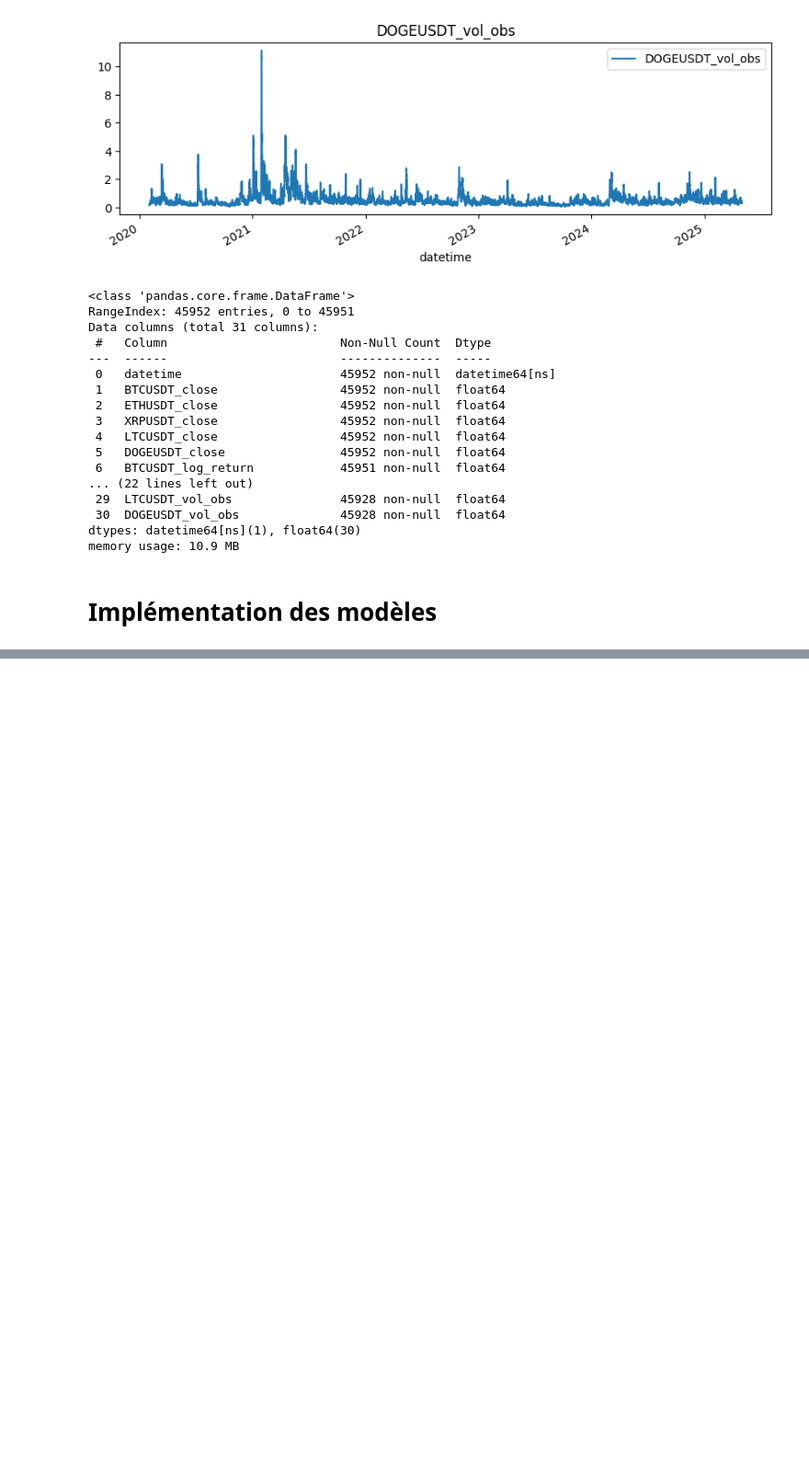
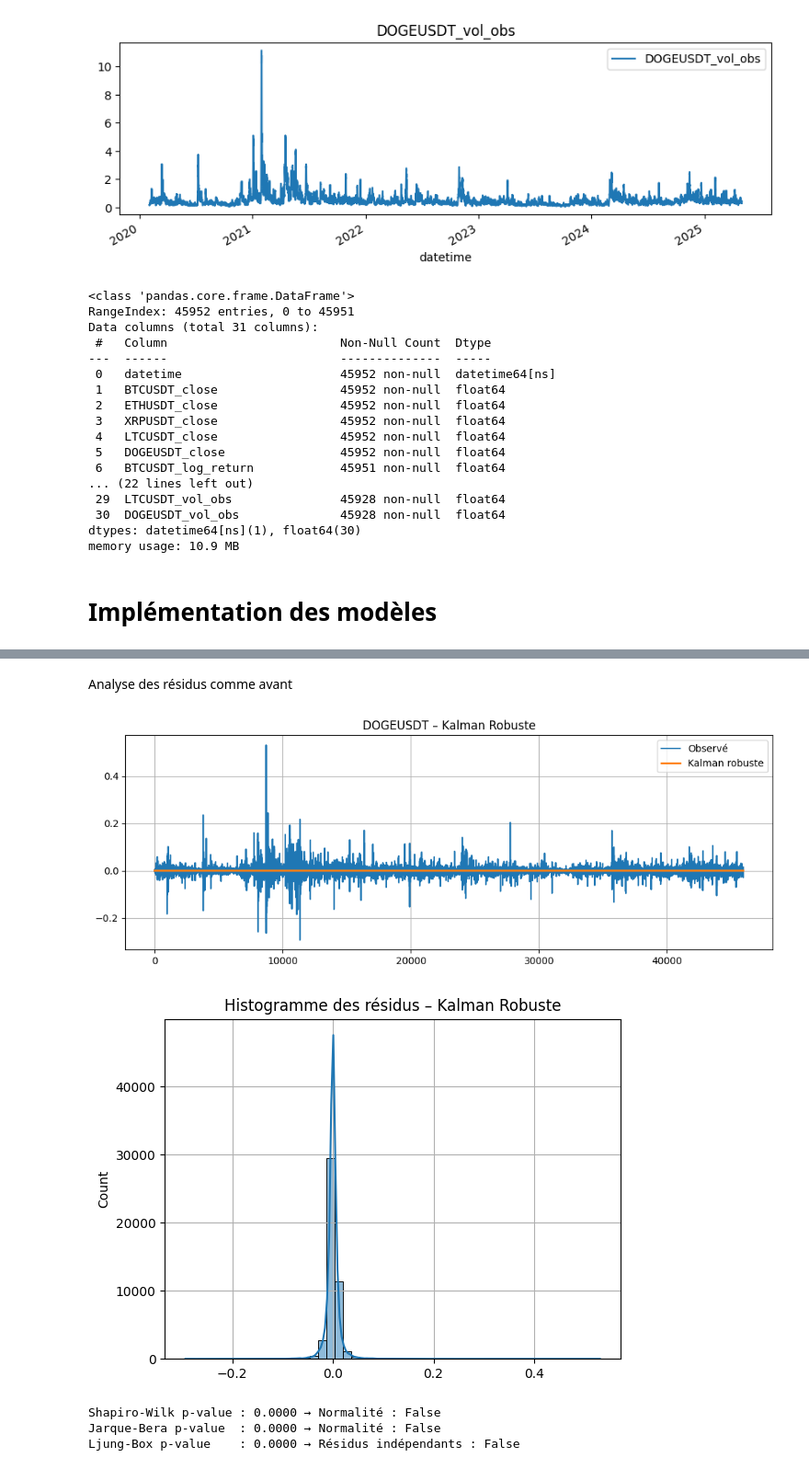
Before and after one commit to KADA-SEDODE/kalman-crypto-forecast, a Jupyter notebook: Code/Programme.ipynb, the cells around one changed output, grey strips where cells are left out. Shown at 92% size. Cells and saved outputs as stored; diff of their text form; code cells hidden in the pictures; blank space fills up the shorter version.

Commit message:
FK classique et  Robuste

```diff
--- a/Code/Programme.ipynb
+++ b/Code/Programme.ipynb
@@ -315,0 +744,34 @@ memory usage: 10.9 MB
+# %% [markdown]
+Analyse des résidus comme avant
+# %%
+from statsmodels.stats.diagnostic import acorr_ljungbox
+
+plt.figure(figsize=(12, 4))
+plt.plot(y, label='Observé')
+plt.plot(x_filt, label='Kalman robuste', linewidth=2)
+plt.legend()
+plt.title("DOGEUSDT – Kalman Robuste")
+plt.grid()
+plt.show()
+
+# Résidus
+sns.histplot(residuals, kde=True, bins=50)
+plt.title("Histogramme des résidus – Kalman Robuste")
+plt.grid()
+plt.show()
+
+# Tests
+shapiro_p = shapiro(residuals)[1]
+jb_p = jarque_bera(residuals)[1]
+lb_test = acorr_ljungbox(residuals, lags=[10], return_df=True)
+lb_p = lb_test['lb_pvalue'].values[0]
+
+print(f"Shapiro-Wilk p-value : {shapiro_p:.4f} → Normalité :", shapiro_p > 0.05)
+print(f"Jarque-Bera p-value  : {jb_p:.4f} → Normalité :", jb_p > 0.05)
+print(f"Ljung-Box p-value    : {lb_p:.4f} → Résidus indépendants :", lb_p > 0.05)
+# %% [output]
+[figure, added]
+[figure, added]
+Shapiro-Wilk p-value : 0.0000 → Normalité : False
+Jarque-Bera p-value  : 0.0000 → Normalité : False
+Ljung-Box p-value    : 0.0000 → Résidus indépendants : False
```
Also changed, not shown: parts of 18 cells of this notebook, 1 other file.
